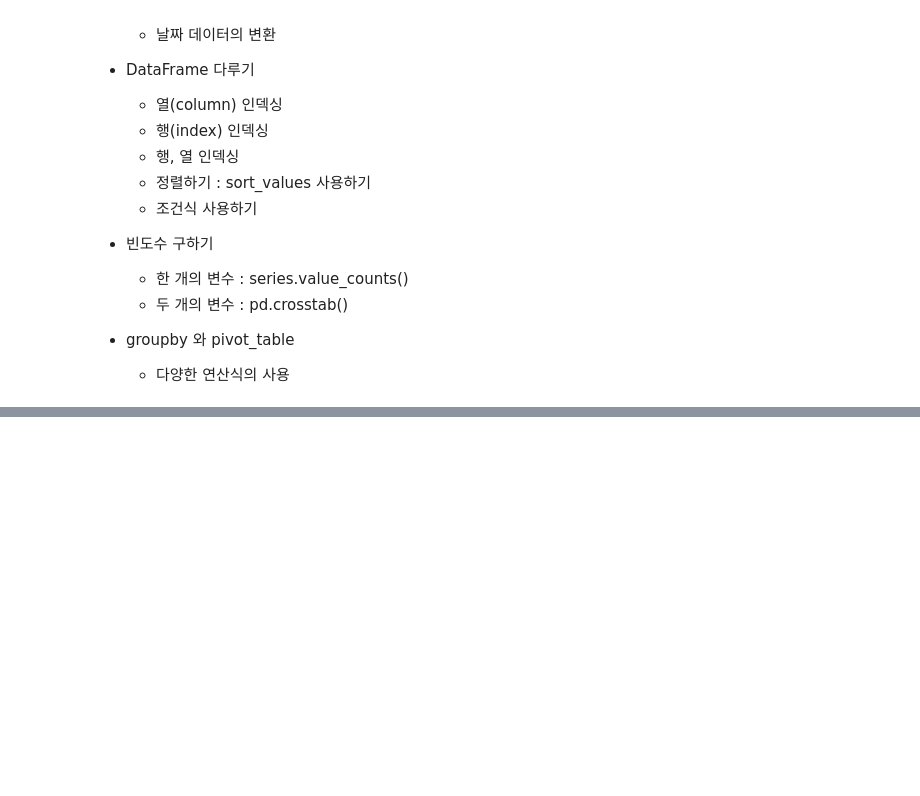
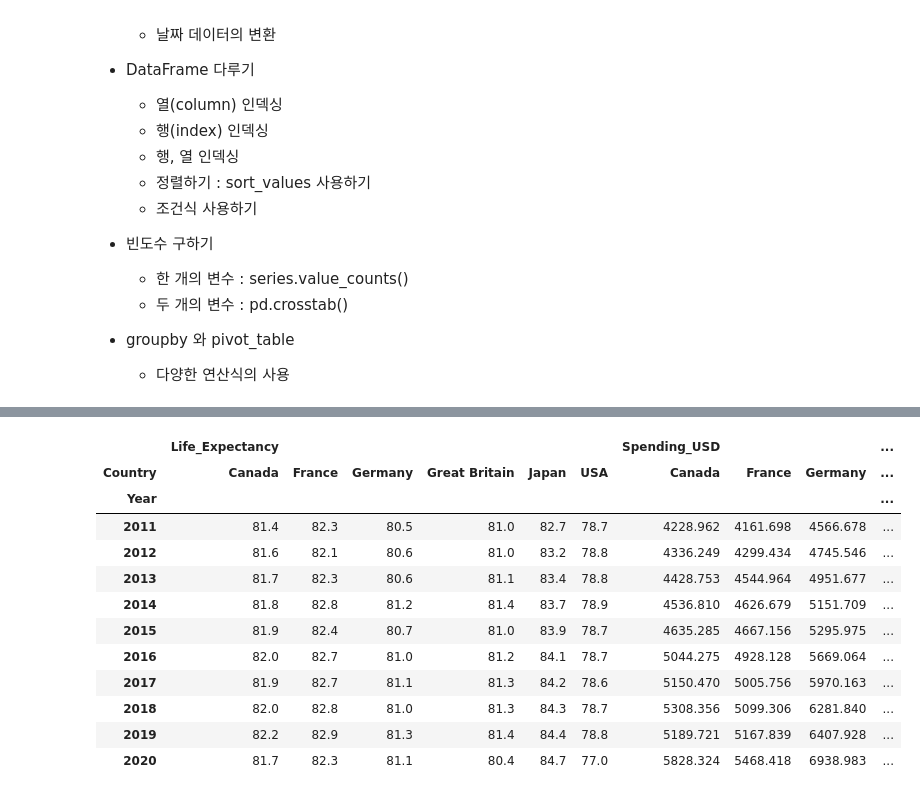
Before and after one commit to wldud01/BoostCourse-DataScience, a Jupyter notebook: Course1_Setting_up_the_data_environment.ipynb, the cells around one changed output, grey strips where cells are left out. Saved outputs shown, nothing was run; the diff lists cells and outputs as text; code cells hidden in the pictures; blank space fills up the shorter version.

```diff
--- a/Course1_Setting_up_the_data_environment.ipynb
+++ b/Course1_Setting_up_the_data_environment.ipynb
@@ -360,0 +424,19 @@ df['서울시민업종코드(UPJONG_CD)'].nunique()
+# %%
+from pandas.core.reshape.pivot import pivot_table
+#pivot table의 경우
+df1 = pivot_table(df,index=["Year","Country"], values=['Life_Expectancy','Spending_USD' ]).unstack(level=-1)
+df1.query("Year >= 2011")
+# %% [output]
+|  | Life_Expectancy |  |  |  |  |  | Spending_USD |  |  | ... |
+| Country | Canada | France | Germany | Great Britain | Japan | USA | Canada | France | Germany | ... |
+| Year |  |  |  |  |  |  |  |  |  | ... |
+| 2011 | 81.4 | 82.3 | 80.5 | 81.0 | 82.7 | 78.7 | 4228.962 | 4161.698 | 4566.678 | ... |
+| 2012 | 81.6 | 82.1 | 80.6 | 81.0 | 83.2 | 78.8 | 4336.249 | 4299.434 | 4745.546 | ... |
+| 2013 | 81.7 | 82.3 | 80.6 | 81.1 | 83.4 | 78.8 | 4428.753 | 4544.964 | 4951.677 | ... |
+| 2014 | 81.8 | 82.8 | 81.2 | 81.4 | 83.7 | 78.9 | 4536.810 | 4626.679 | 5151.709 | ... |
+| 2015 | 81.9 | 82.4 | 80.7 | 81.0 | 83.9 | 78.7 | 4635.285 | 4667.156 | 5295.975 | ... |
+| 2016 | 82.0 | 82.7 | 81.0 | 81.2 | 84.1 | 78.7 | 5044.275 | 4928.128 | 5669.064 | ... |
+| 2017 | 81.9 | 82.7 | 81.1 | 81.3 | 84.2 | 78.6 | 5150.470 | 5005.756 | 5970.163 | ... |
+| 2018 | 82.0 | 82.8 | 81.0 | 81.3 | 84.3 | 78.7 | 5308.356 | 5099.306 | 6281.840 | ... |
+| 2019 | 82.2 | 82.9 | 81.3 | 81.4 | 84.4 | 78.8 | 5189.721 | 5167.839 | 6407.928 | ... |
+| 2020 | 81.7 | 82.3 | 81.1 | 80.4 | 84.7 | 77.0 | 5828.324 | 5468.418 | 6938.983 | ... |
```
Also changed, not shown: parts of 13 cells of this notebook.
